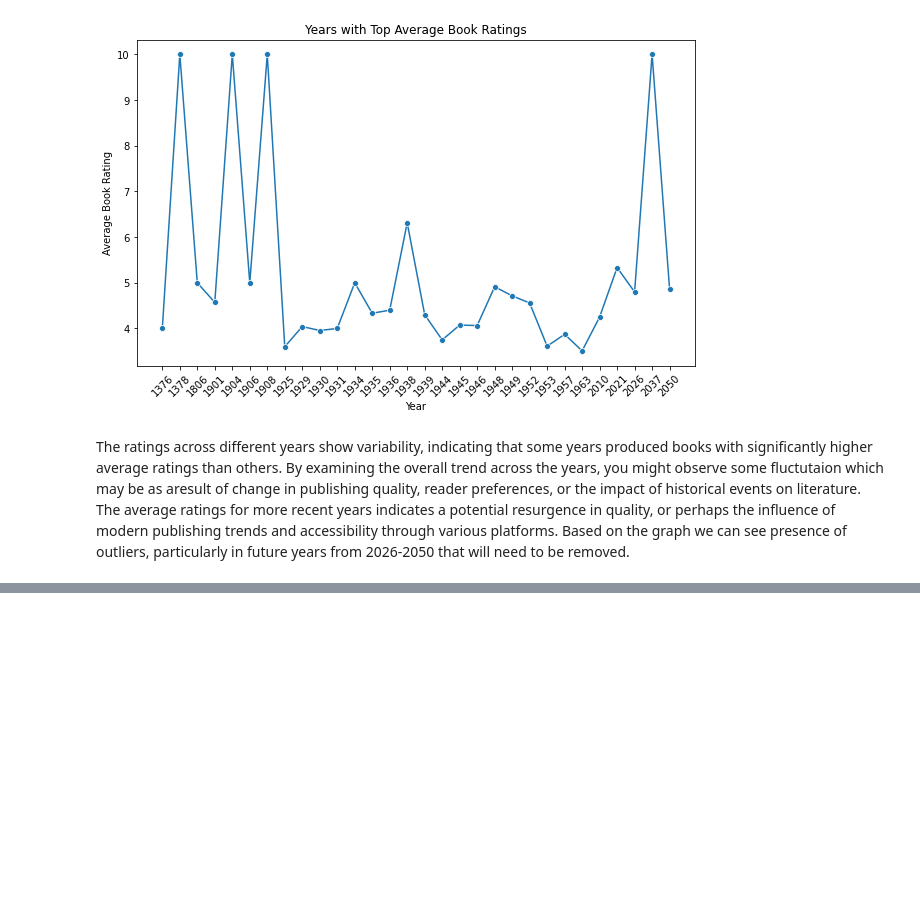
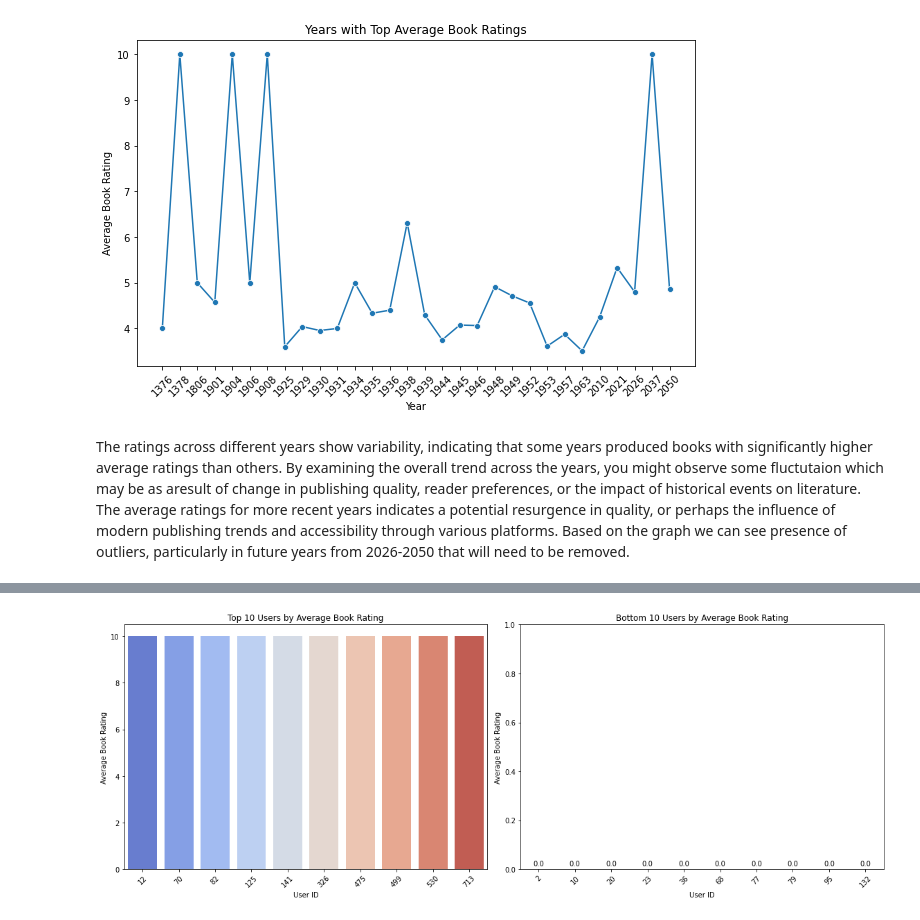
Before and after one commit to aritamichael/Final_Project_4_Moringa, a Jupyter notebook: index.ipynb, the cells around one changed output, grey strips where cells are left out. Saved outputs shown, nothing was run; the diff lists cells and outputs as text; code cells hidden in the pictures; blank space fills up the shorter version.

```diff
--- a/index.ipynb
+++ b/index.ipynb
@@ -675,0 +680,9 @@ Based on the graph we can see presence of outliers, particularly in  future year
+# %%
+#Book rating by user
+avg_ratings_user = merged_df1.groupby('UserID')['Rating'].mean().reset_index()
+
+# Get the top 10 and bottom 10 users by average rating
+top_10_users = avg_ratings_user.nlargest(10, 'Rating')
+bottom_10_users = avg_ratings_user.nsmallest(10, 'Rating')
+print(f"Top 10 users: {top_10_users}")
+print(f"Bottom 10 users:{bottom_10_users}")
@@ -675,0 +707,36 @@ Based on the graph we can see presence of outliers, particularly in  future year
+# %%
+# Set up the figure and axes for side-by-side plots
+fig, axes = plt.subplots(1, 2, figsize=(16, 6))
+
+# Define a custom color palette
+colors = sns.color_palette("coolwarm", 10)
+
+# Plot for Top 10 Users
+sns.barplot(x='UserID', y='Rating', data=top_10_users, ax=axes[0], palette=colors)
+axes[0].set_title('Top 10 Users by Average Book Rating')
+axes[0].set_xlabel('User ID')
+axes[0].set_ylabel('Average Book Rating')
+axes[0].tick_params(axis='x', rotation=45)
+
+# Plot for Bottom 10 Users
+sns.barplot(x='UserID', y='Rating', data=bottom_10_users, ax=axes[1], palette=colors)
+axes[1].set_title('Bottom 10 Users by Average Book Rating')
+axes[1].set_xlabel('User ID')
+axes[1].set_ylabel('Average Book Rating')
+axes[1].tick_params(axis='x', rotation=45)
+
+# Add labels to zero-rating bars
+for bar in axes[1].patches:
+    axes[1].annotate(
+        format(bar.get_height(), '.1f'),  # Add text as '0.0' for zero ratings
+        (bar.get_x() + bar.get_width() / 2, bar.get_height()),  # Position label in the middle
+        ha='center', va='center', size=10, xytext=(0, 8), textcoords='offset points'
+    )
+# Adjusting y-axis limits to ensure visibility
+axes[1].set_ylim(0, 1)
+
+# Adjust layout
+plt.tight_layout()
+plt.show()
+# %% [output]
+[figure, added]
```
Also changed, not shown: parts of 15 cells of this notebook.
